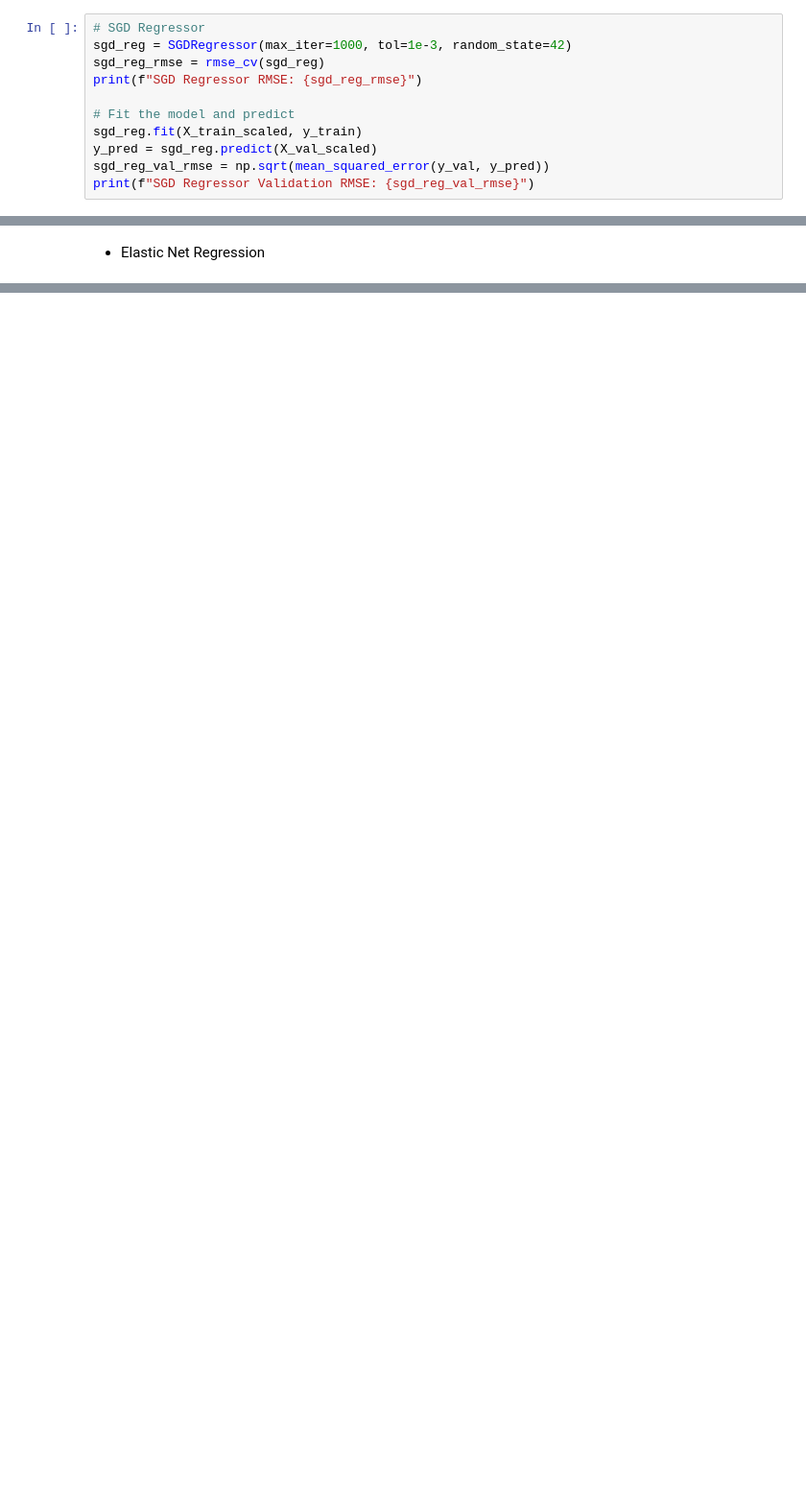
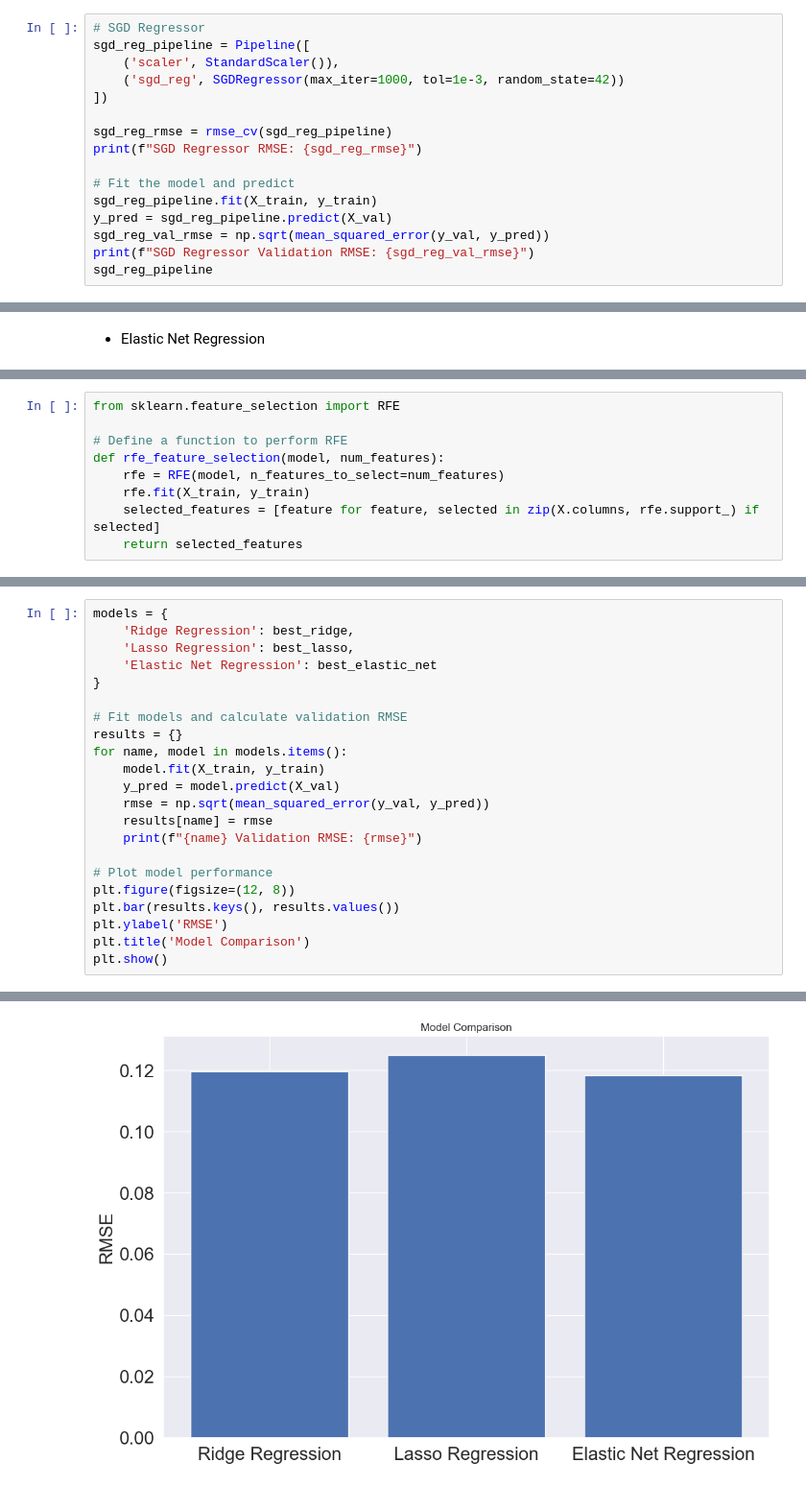
Before and after one commit to yayaya142/House-Prices-ML, a Jupyter notebook: src/house_prices.ipynb, the cells around one changed output, grey strips where cells are left out. Shown at 96% size. Cells and saved outputs as stored; diff of their text form; blank space fills up the shorter version.

Commit message:
Feature Selection

```diff
--- a/src/house_prices.ipynb
+++ b/src/house_prices.ipynb
@@ -800,13 +789,18 @@ Linear Regression Validation RMSE: 439430566375.37085
 - SGD Regressor
 # %%
 # SGD Regressor
-sgd_reg = SGDRegressor(max_iter=1000, tol=1e-3, random_state=42)
-sgd_reg_rmse = rmse_cv(sgd_reg)
+sgd_reg_pipeline = Pipeline([
+    ('scaler', StandardScaler()),
+    ('sgd_reg', SGDRegressor(max_iter=1000, tol=1e-3, random_state=42))
+])
+
+sgd_reg_rmse = rmse_cv(sgd_reg_pipeline)
 print(f"SGD Regressor RMSE: {sgd_reg_rmse}")
 
 # Fit the model and predict
-sgd_reg.fit(X_train_scaled, y_train)
-y_pred = sgd_reg.predict(X_val_scaled)
+sgd_reg_pipeline.fit(X_train, y_train)
+y_pred = sgd_reg_pipeline.predict(X_val)
 sgd_reg_val_rmse = np.sqrt(mean_squared_error(y_val, y_pred))
 print(f"SGD Regressor Validation RMSE: {sgd_reg_val_rmse}")
+sgd_reg_pipeline
 # %% [output]
@@ -871,0 +938,9 @@ Elastic Net Regression Validation RMSE: 0.16727166489499548
+# %%
+from sklearn.feature_selection import RFE
+
+# Define a function to perform RFE
+def rfe_feature_selection(model, num_features):
+    rfe = RFE(model, n_features_to_select=num_features)
+    rfe.fit(X_train, y_train)
+    selected_features = [feature for feature, selected in zip(X.columns, rfe.support_) if selected]
+    return selected_features
@@ -871,0 +980,23 @@ Elastic Net Regression Validation RMSE: 0.16727166489499548
+# %%
+models = {
+    'Ridge Regression': best_ridge,
+    'Lasso Regression': best_lasso,
+    'Elastic Net Regression': best_elastic_net
+}
+
+# Fit models and calculate validation RMSE
+results = {}
+for name, model in models.items():
+    model.fit(X_train, y_train)
+    y_pred = model.predict(X_val)
+    rmse = np.sqrt(mean_squared_error(y_val, y_pred))
+    results[name] = rmse
+    print(f"{name} Validation RMSE: {rmse}")
+
+# Plot model performance
+plt.figure(figsize=(12, 8))
+plt.bar(results.keys(), results.values())
+plt.ylabel('RMSE')
+plt.title('Model Comparison')
+plt.show()
+# %% [output]
@@ -871,0 +1006 @@ Elastic Net Regression Validation RMSE: 0.16727166489499548
+[figure, added]
```
Also changed, not shown: parts of 30 cells of this notebook.
